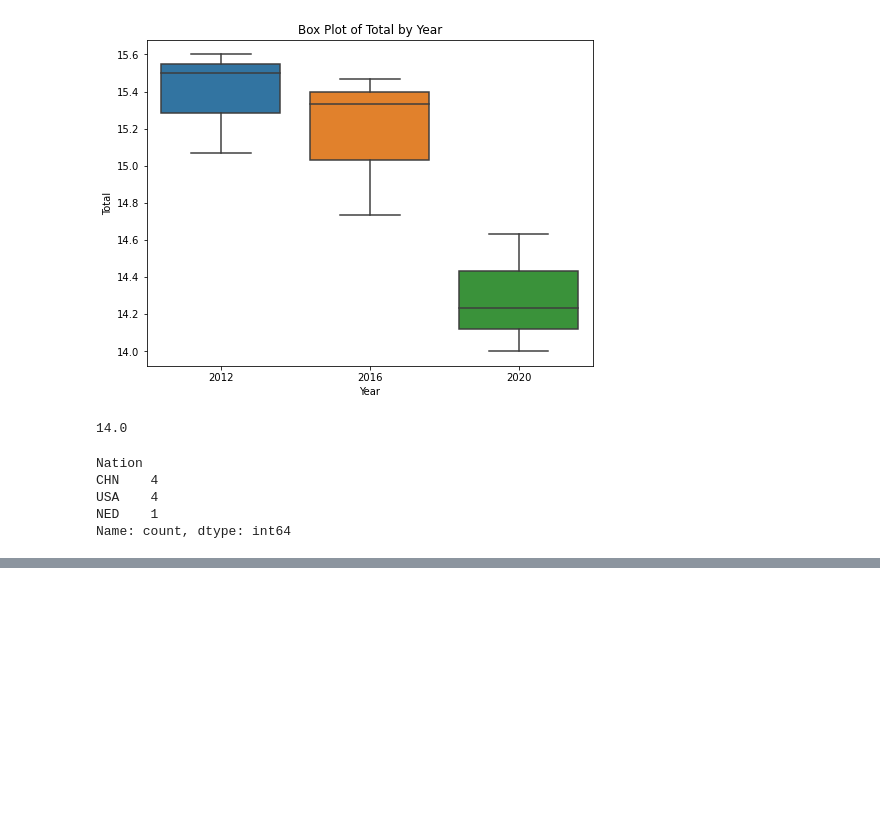
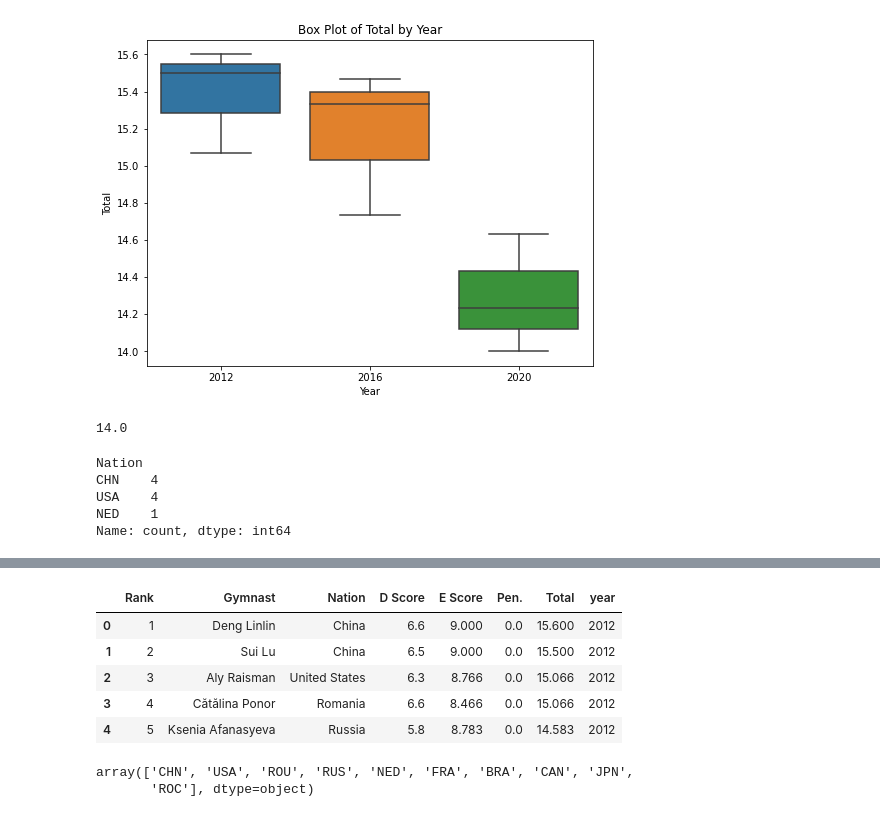
Before and after one commit to RyanJTalbot/MSDS, a Jupyter notebook: Core/Data Mining Foundations/Data Mining Project/Project/competition_gym2023/EDA/olympics/women/womenbb.ipynb, the cells around one changed output, grey strips where cells are left out. Drawn from its saved outputs; the diff is of its cells as text; code cells hidden in the pictures; blank space fills up the shorter version.

```diff
--- a/Core/Data Mining Foundations/Data Mining Project/Project/competition_gym2023/EDA/olympics/women/womenbb.ipynb
+++ b/Core/Data Mining Foundations/Data Mining Project/Project/competition_gym2023/EDA/olympics/women/womenbb.ipynb
@@ -77,0 +119,14 @@ Name: count, dtype: int64
+# %%
+df.head()
+# %% [output]
+|  | Rank | Gymnast | Nation | D Score | E Score | Pen. | Total | year |
+| 0 | 1 | Deng Linlin | China | 6.6 | 9.000 | 0.0 | 15.600 | 2012 |
+| 1 | 2 | Sui Lu | China | 6.5 | 9.000 | 0.0 | 15.500 | 2012 |
+| 2 | 3 | Aly Raisman | United States | 6.3 | 8.766 | 0.0 | 15.066 | 2012 |
+| 3 | 4 | Cătălina Ponor | Romania | 6.6 | 8.466 | 0.0 | 15.066 | 2012 |
+| 4 | 5 | Ksenia Afanasyeva | Russia | 5.8 | 8.783 | 0.0 | 14.583 | 2012 |
+# %%
+df['Nation'].unique()
+# %% [output]
+array(['CHN', 'USA', 'ROU', 'RUS', 'NED', 'FRA', 'BRA', 'CAN', 'JPN',
+       'ROC'], dtype=object)
```
Also changed, not shown: parts of 10 cells of this notebook, 29 other files.
